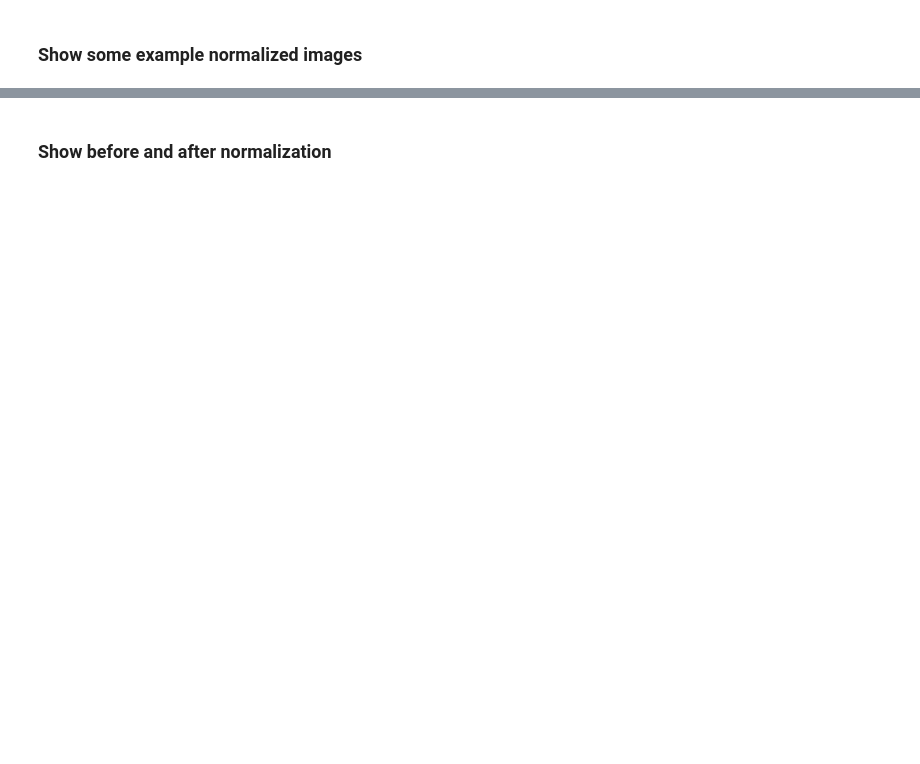
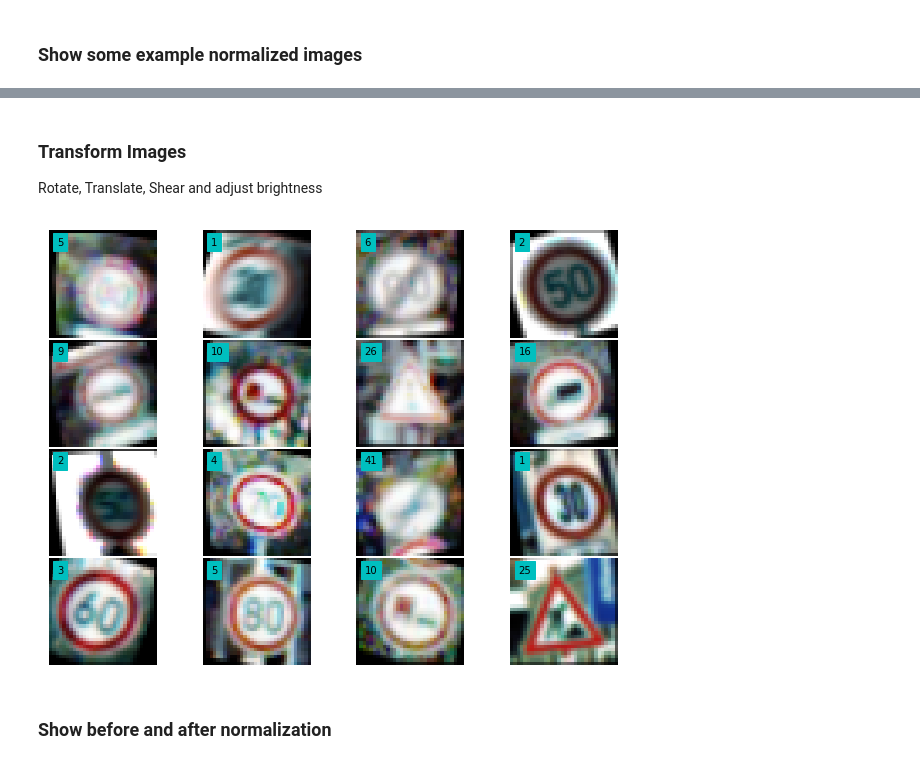
Before and after one commit to tpak/CarND-Traffic-Sign-Classifier-Project, a Jupyter notebook: Traffic_Sign_Classifier.ipynb, the cells around one changed output, grey strips where cells are left out. Saved outputs shown, nothing was run; the diff lists cells and outputs as text; code cells hidden in the pictures; blank space fills up the shorter version.

Commit message:
add image transformation using scikit

```diff
--- a/Traffic_Sign_Classifier.ipynb
+++ b/Traffic_Sign_Classifier.ipynb
@@ -294,3 +276,51 @@ show_random_grid(X_train_n, y_train, n_train)
+# %% [markdown]
+### Transform Images
+Rotate, Translate, Shear and adjust brightness
+# %%
+import scipy.misc as scms
+from skimage import transform as sktf
+import cv2
+
+def transform_image(image, rotation_angle, shear_angle, translate):
+
+    # randomize the parameters because hey, cars dont go in straight lines
+    rotation_angle = np.random.uniform(rotation_angle, -rotation_angle)
+    shear_angle = np.random.uniform(shear_angle, -shear_angle)
+    translate = np.random.uniform(translate, -translate)
+
+    # rotate first
+    # the scikit Affine transform should do this but doesn't work as expected
+    # ir would be more efficient if I could figure it out but for now 2 steps
+    image = sktf.rotate(image, rotation_angle, center=None)
+
+    # Create Afine transform
+    # class skimage.transform.AffineTransform(matrix=None, scale=None, rotation=None, shear=None, translation=None)
+    afine_tf = sktf.AffineTransform(shear=shear_angle,translation=translate)
+
+    # Apply transform to image data
+    image = sktf.warp(image, inverse_map=afine_tf)
+
+# so this didn't work as expected - maybe later
+#     # let fix brightness
+#     # per Vivek Yadak via my mentor
+#     image = image.astype(np.uint8)
+#     image = cv2.cvtColor(image, cv2.COLOR_RGB2HSV)
+#     random_bright = .25+np.random.uniform()
+#     image[:,:,2] = image[:,:,2]*random_bright
+#     image = cv2.cvtColor(image,cv2.COLOR_HSV2RGB)
+
+    return image
+
+rotation_angle = 20
+shear_angle = 0.10
+translate = 1.0
+
+X_train_n = np.array([transform_image(X_train_n[i], rotation_angle, shear_angle, translate)
+                        for i in range(len(X_train_n))], dtype = np.float32)
+
+show_random_grid(X_train_n, y_train, n_train)
+# %% [output]
+[figure, added]
 # %% [markdown]
 ### Show before and after normalization
 # %%
```
Also changed, not shown: parts of 8 cells of this notebook.
